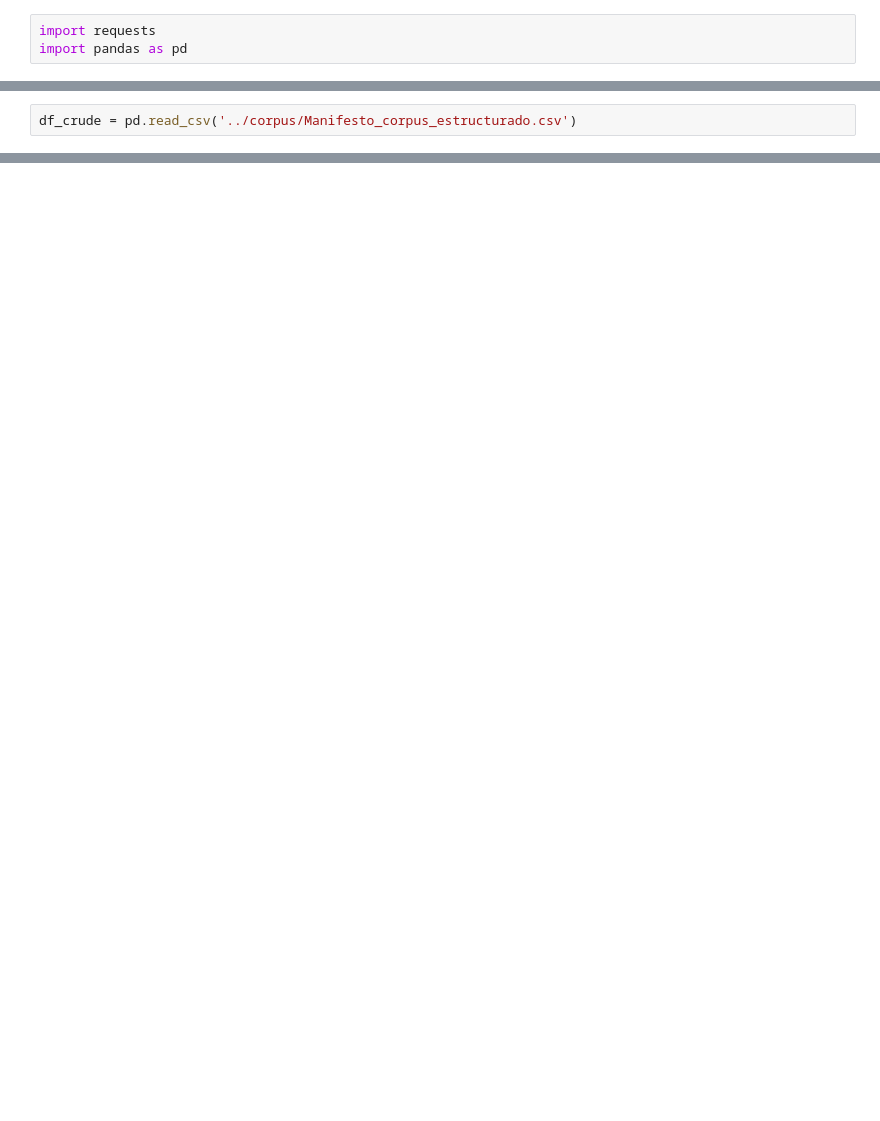
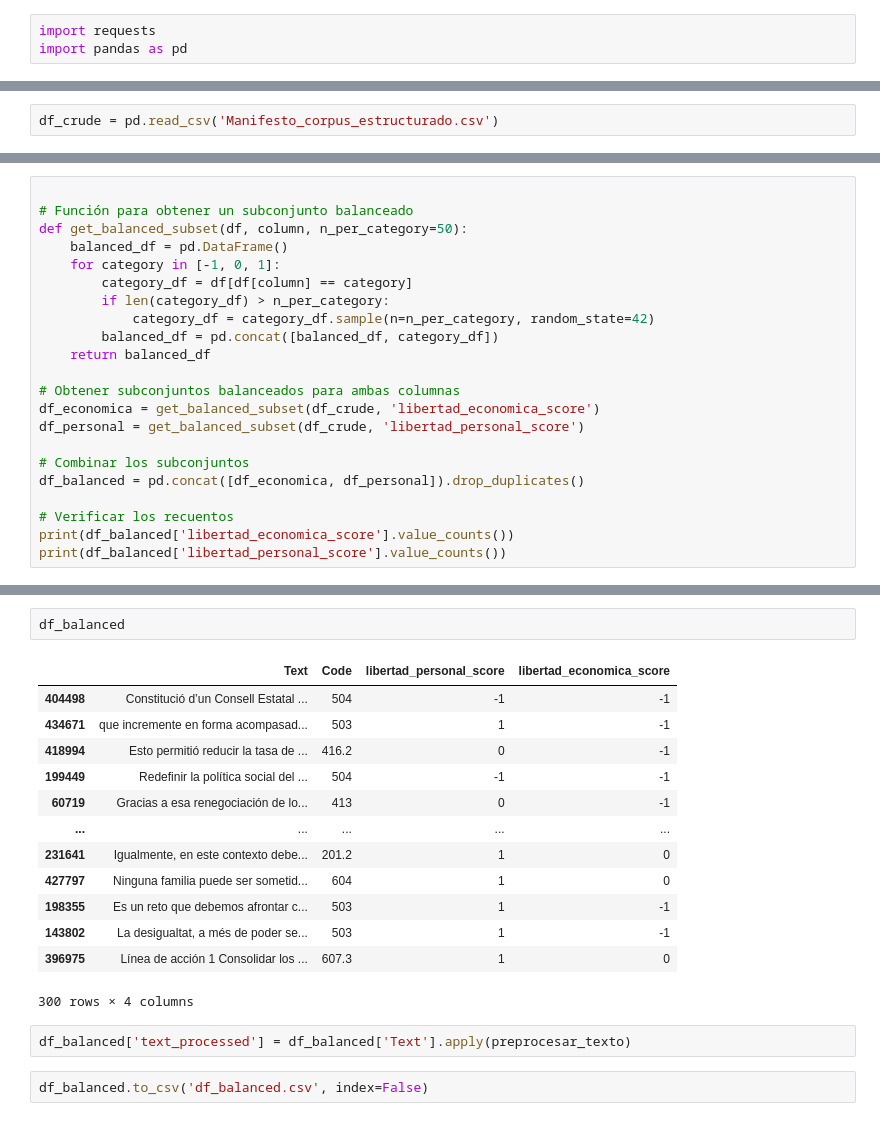
Before and after one commit to gonzaquis29/Political_Analysis_With_Transformers, a Jupyter notebook: data/preprocess/preprocesamiento.ipynb, the cells around one changed output, grey strips where cells are left out. Drawn from its saved outputs; the diff is of its cells as text; blank space fills up the shorter version.

```diff
--- a/data/preprocess/preprocesamiento.ipynb
+++ b/data/preprocess/preprocesamiento.ipynb
@@ -18,4 +43,4 @@ from transformers import pipeline
 # %%
-df_crude = pd.read_csv('../corpus/Manifesto_corpus_estructurado.csv')
+df_crude = pd.read_csv('Manifesto_corpus_estructurado.csv')
 # %%
 len(df_crude)
@@ -23,0 +258,22 @@ len(df_crude)
+# %%
+
+# Función para obtener un subconjunto balanceado
+def get_balanced_subset(df, column, n_per_category=50):
+    balanced_df = pd.DataFrame()
+    for category in [-1, 0, 1]:
+        category_df = df[df[column] == category]
+        if len(category_df) > n_per_category:
+            category_df = category_df.sample(n=n_per_category, random_state=42)
+        balanced_df = pd.concat([balanced_df, category_df])
+    return balanced_df
+
+# Obtener subconjuntos balanceados para ambas columnas
+df_economica = get_balanced_subset(df_crude, 'libertad_economica_score')
+df_personal = get_balanced_subset(df_crude, 'libertad_personal_score')
+
+# Combinar los subconjuntos
+df_balanced = pd.concat([df_economica, df_personal]).drop_duplicates()
+
+# Verificar los recuentos
+print(df_balanced['libertad_economica_score'].value_counts())
+print(df_balanced['libertad_personal_score'].value_counts())
@@ -23,0 +291,20 @@ len(df_crude)
+# %%
+df_balanced
+# %% [output]
+|  | Text | Code | libertad_personal_score | libertad_economica_score |
+| 404498 | Constitució d’un Consell Estatal ... | 504 | -1 | -1 |
+| 434671 | que incremente en forma acompasad... | 503 | 1 | -1 |
+| 418994 | Esto permitió reducir la tasa de ... | 416.2 | 0 | -1 |
+| 199449 | Redefinir la política social del ... | 504 | -1 | -1 |
+| 60719 | Gracias a esa renegociación de lo... | 413 | 0 | -1 |
+| ... | ... | ... | ... | ... |
+| 231641 | Igualmente, en este contexto debe... | 201.2 | 1 | 0 |
+| 427797 | Ninguna familia puede ser sometid... | 604 | 1 | 0 |
+| 198355 | Es un reto que debemos afrontar c... | 503 | 1 | -1 |
+| 143802 | La desigualtat, a més de poder se... | 503 | 1 | -1 |
+| 396975 | Línea de acción 1 Consolidar los ... | 607.3 | 1 | 0 |
+300 rows × 4 columns
+# %%
+df_balanced['text_processed'] = df_balanced['Text'].apply(preprocesar_texto)
+# %%
+df_balanced.to_csv('df_balanced.csv', index=False)
```
Also changed, not shown: parts of 27 cells of this notebook, 1 other file.
